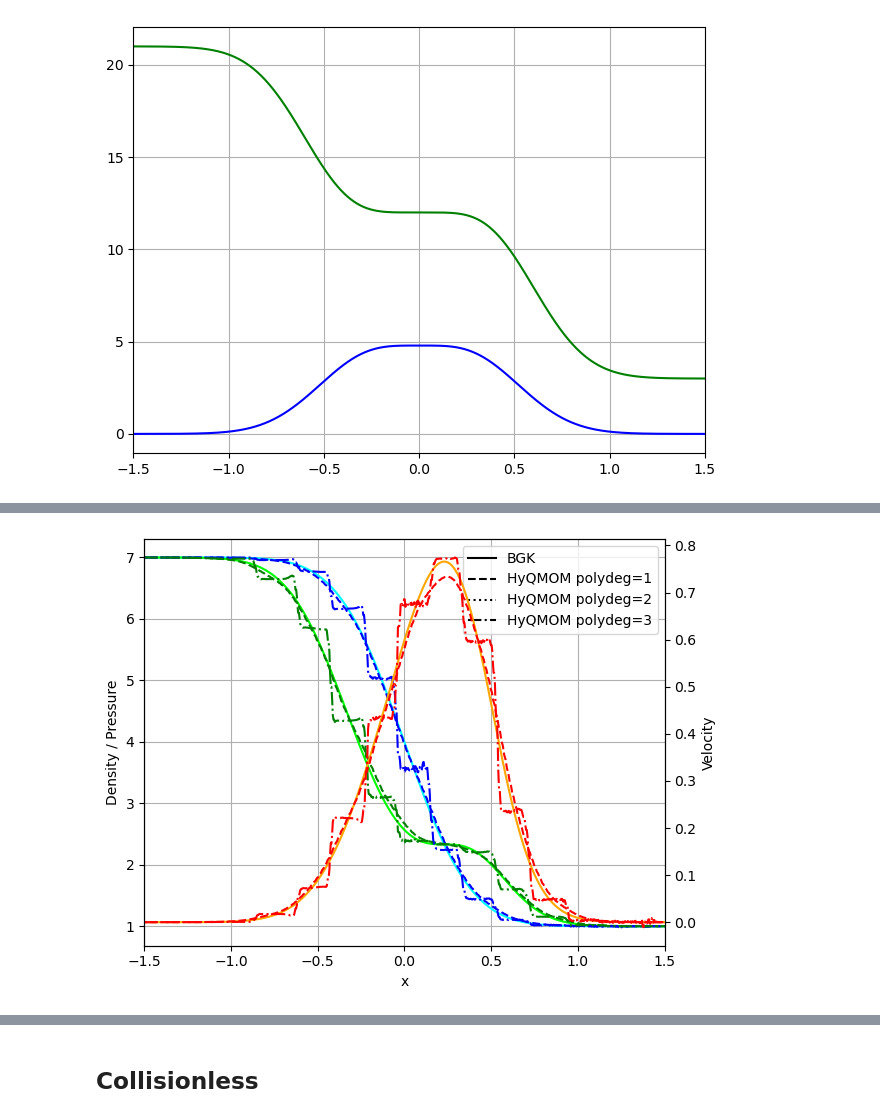
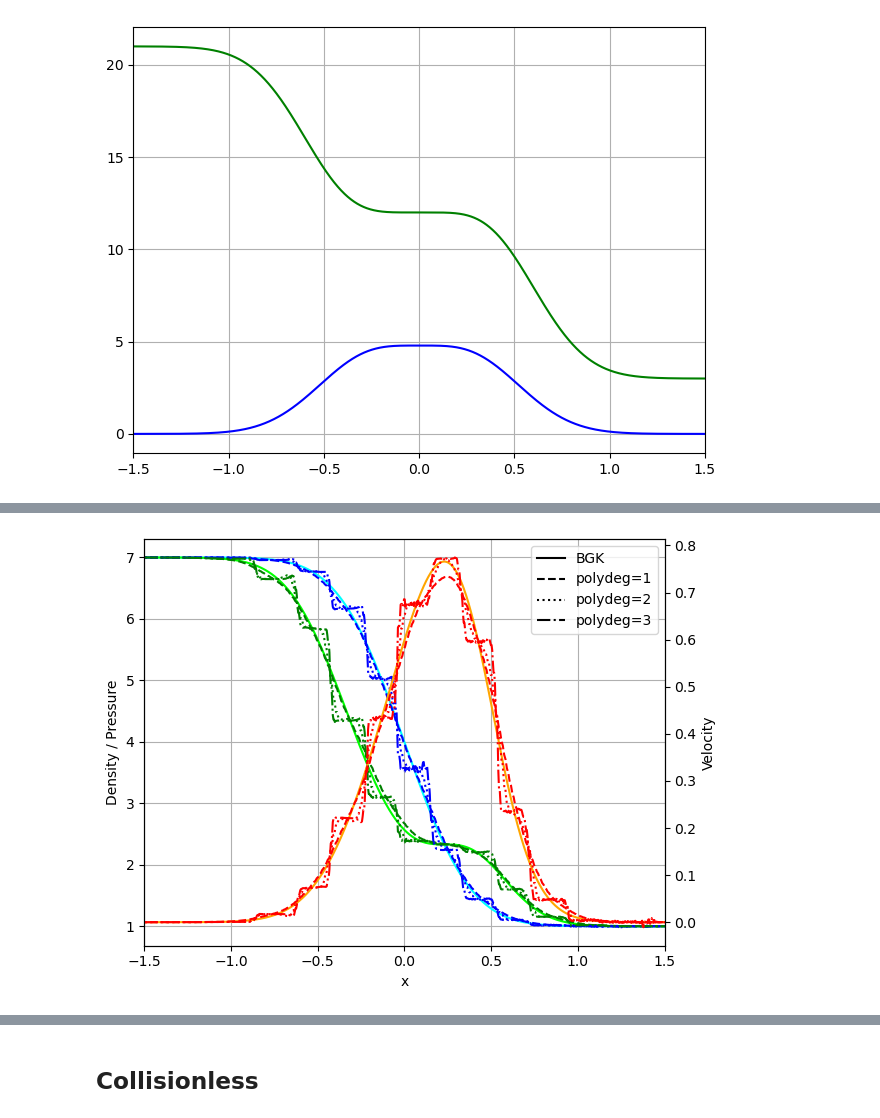
Before and after one commit to JanHab/ExtGram.jl, a Jupyter notebook: notebooks/FindOptimalShockSetting.ipynb, the cells around one changed output, grey strips where cells are left out. Cells and saved outputs as stored; diff of their text form; code cells hidden in the pictures.

```diff
--- a/notebooks/FindOptimalShockSetting.ipynb
+++ b/notebooks/FindOptimalShockSetting.ipynb
@@ -98,34 +98,35 @@ axs.plot(x, rho_T, color='cyan')
 axs.plot(x, p_T, color='lime')
 ax = axs.twinx()
 ax.plot(x, v_T, color='orange')
 
 # HyQMOM
 axs.plot(df['x'], df['rho'], color='blue', linestyle="dashed")
 axs.plot(df['x'], df['p'], color='green', linestyle="dashed")
 ax.plot(df['x'], df['v'], color='red', linestyle="dashed")
 
 # HyQMOM polydeg=2
 axs.plot(df2['x'], df2['rho'], color='blue', linestyle="dotted")
 axs.plot(df2['x'], df2['p'], color='green', linestyle="dotted")
 ax.plot(df2['x'], df2['v'], color='red', linestyle="dotted")
 
 # # HyQMOM polydeg=3
 axs.plot(df3['x'], df3['rho'], color='blue', linestyle="dashdot")
 axs.plot(df3['x'], df3['p'], color='green', linestyle="dashdot")
 ax.plot(df3['x'], df3['v'], color='red', linestyle="dashdot")
 
 axs.plot([], [], color='black', label='BGK')
-axs.plot([], [], color='black', linestyle="dashed", label='HyQMOM polydeg=1')
-axs.plot([], [], color='black', linestyle="dotted", label='HyQMOM polydeg=2')
-axs.plot([], [], color='black', linestyle="dashdot", label='HyQMOM polydeg=3')
+axs.plot([], [], color='black', linestyle="dashed", label='polydeg=1')
+axs.plot([], [], color='black', linestyle="dotted", label='polydeg=2')
+axs.plot([], [], color='black', linestyle="dashdot", label='polydeg=3')
 axs.set_xlabel('x')
 axs.set_ylabel('Density / Pressure')
 ax.set_ylabel('Velocity')
 axs.legend(loc='upper right')
 
 axs.set_xlim(-1.5, 1.5)
 axs.grid()
 fig.tight_layout()
+fig.savefig('../out/Figures/Riemann1D/BGK_vs_ExtendedGramian_PolydegComparison_Kn1.0.pdf')
 fig.show()
 # %% [output]
-[figure, old version]
+[figure, new version]
```
Also changed, not shown: parts of 24 cells of this notebook, 1 other file.
